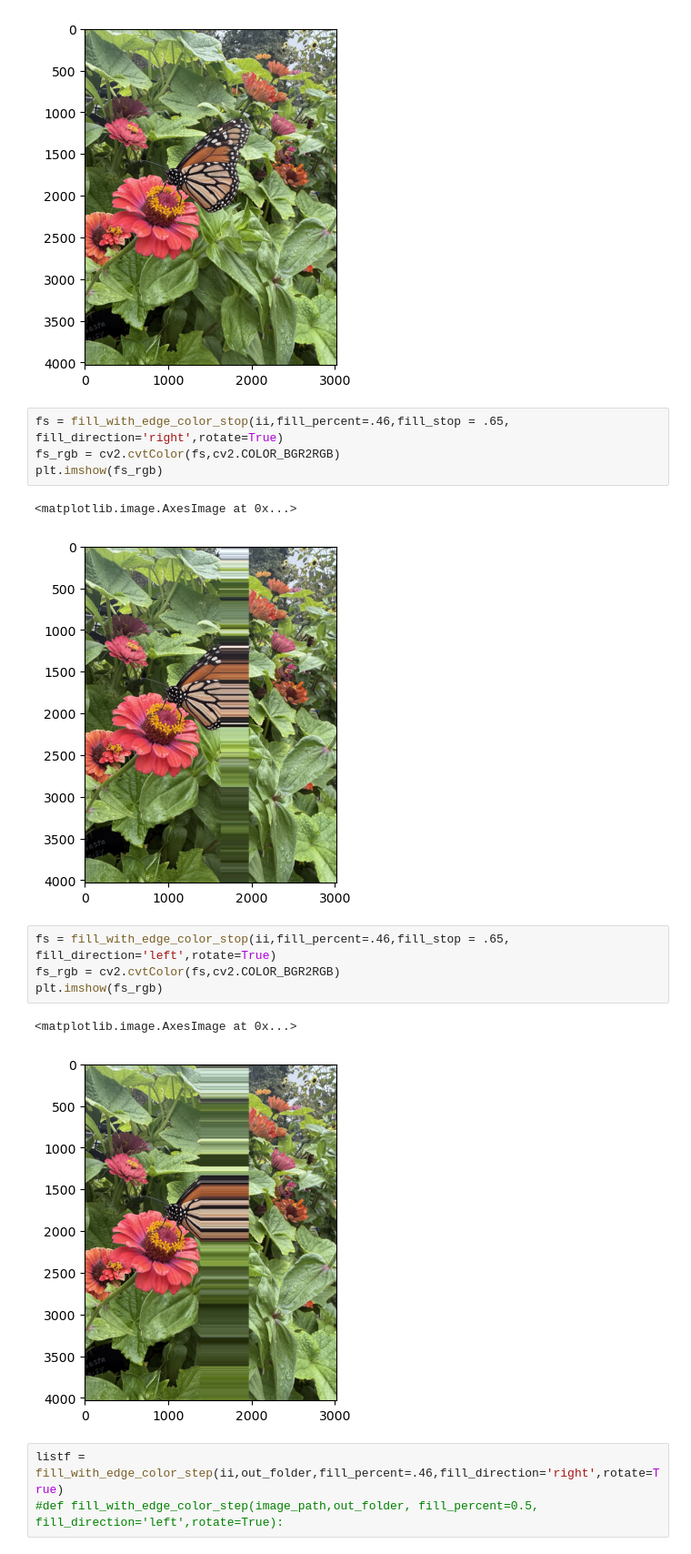
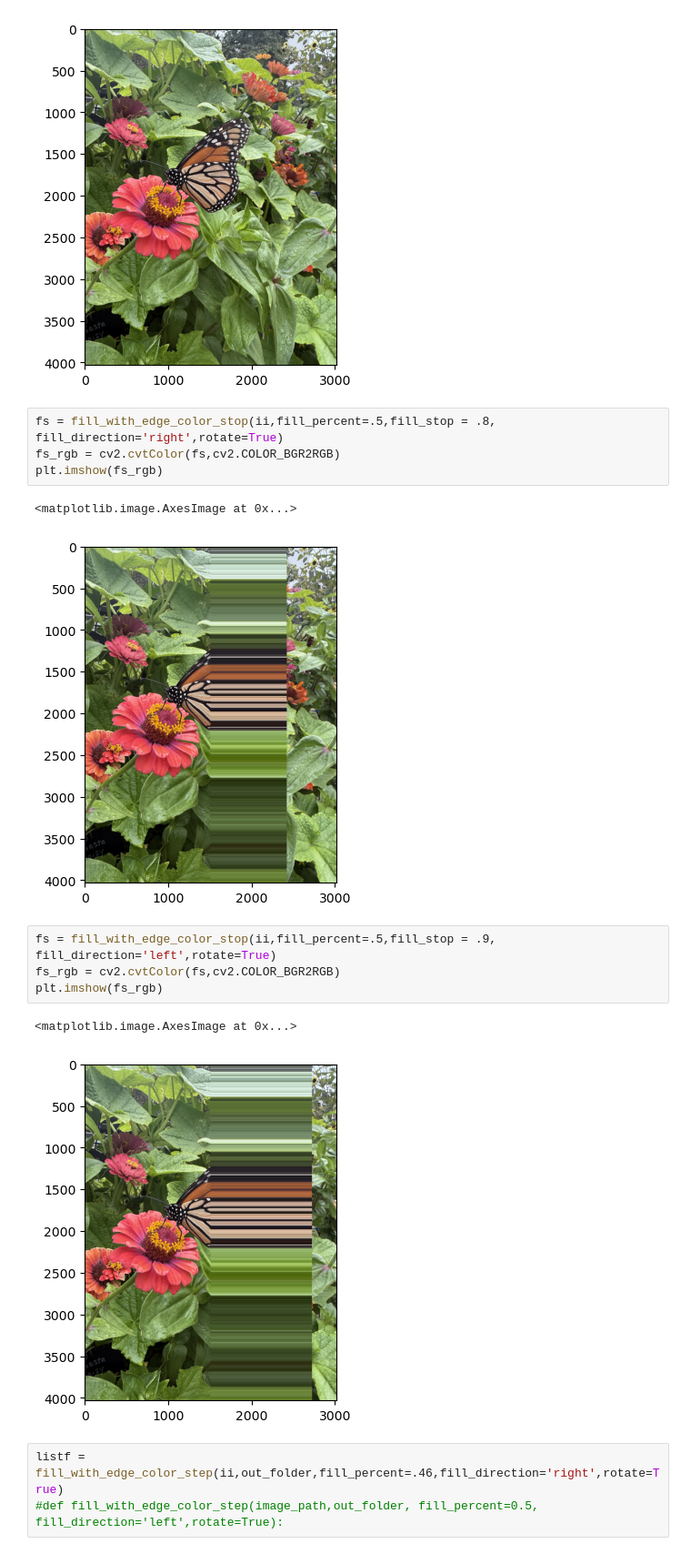
Before and after one commit to elivasquezhdz/image-filters, a Jupyter notebook: horizontal_fill-frames-step-stop.ipynb, the cells around one changed output. Shown at 91% size. Drawn from its saved outputs; the diff is of its cells as text.

```diff
--- a/horizontal_fill-frames-step-stop.ipynb
+++ b/horizontal_fill-frames-step-stop.ipynb
@@ -134,19 +134,19 @@ C:\Users\Elirio\Desktop\images_results\original\IMG_4492.JPG
 <matplotlib.image.AxesImage at 0x...>
 [figure]
 # %%
-fs = fill_with_edge_color_stop(ii,fill_percent=.46,fill_stop = .65, fill_direction='right',rotate=True)
+fs = fill_with_edge_color_stop(ii,fill_percent=.5,fill_stop = .8, fill_direction='right',rotate=True)
 fs_rgb = cv2.cvtColor(fs,cv2.COLOR_BGR2RGB)
 plt.imshow(fs_rgb)
 # %% [output]
 <matplotlib.image.AxesImage at 0x...>
-[figure, old version]
+[figure, new version]
 # %%
-fs = fill_with_edge_color_stop(ii,fill_percent=.46,fill_stop = .65, fill_direction='left',rotate=True)
+fs = fill_with_edge_color_stop(ii,fill_percent=.5,fill_stop = .9, fill_direction='left',rotate=True)
 fs_rgb = cv2.cvtColor(fs,cv2.COLOR_BGR2RGB)
 plt.imshow(fs_rgb)
 # %% [output]
 <matplotlib.image.AxesImage at 0x...>
-[figure, old version]
+[figure, new version]
 # %%
 listf = fill_with_edge_color_step(ii,out_folder,fill_percent=.46,fill_direction='right',rotate=True)
 #def fill_with_edge_color_step(image_path,out_folder, fill_percent=0.5, fill_direction='left',rotate=True):
```
Also changed, not shown: 7 other files.
